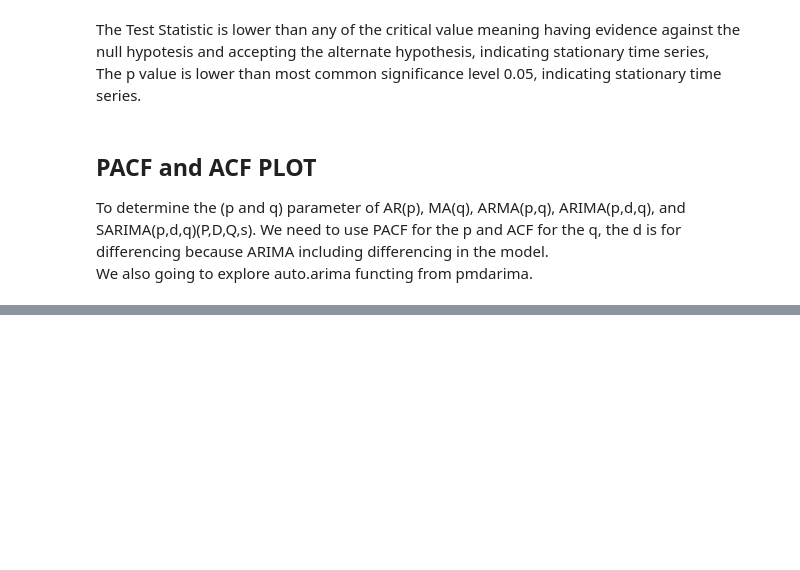
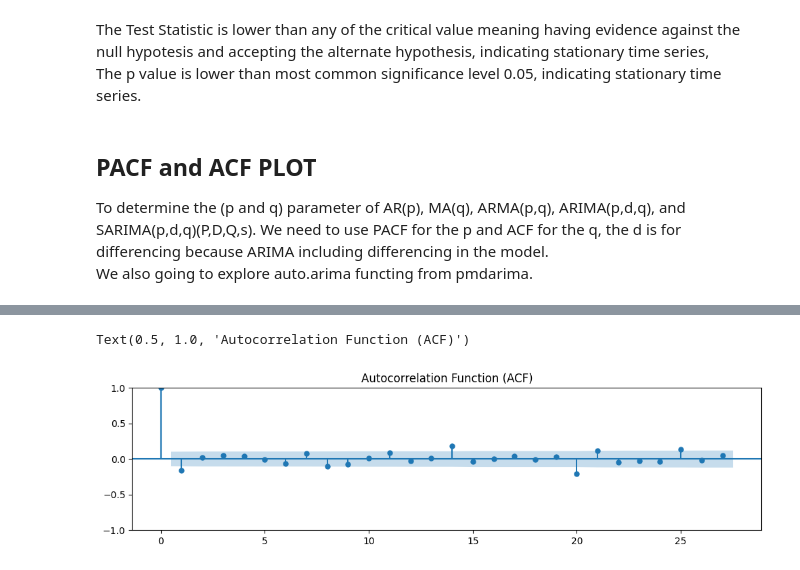
Before and after one commit to KomangAndika/ARIMA-And-Friends, a Jupyter notebook: ARIMA_Friends_BTC-USD.ipynb, the cells around one changed output, grey strips where cells are left out. Drawn from its saved outputs; the diff is of its cells as text; code cells hidden in the pictures; blank space fills up the shorter version.

```diff
--- a/ARIMA_Friends_BTC-USD.ipynb
+++ b/ARIMA_Friends_BTC-USD.ipynb
@@ -160,0 +201,9 @@ We also going to explore auto.arima functing from pmdarima.
+# %%
+#ACF df_diff
+plt.figure(figsize=(12, 6))
+plt.subplot(211)
+plot_acf(df_diff['Close'], ax=plt.gca(), lags=27)
+plt.title('Autocorrelation Function (ACF)')
+# %% [output]
+Text(0.5, 1.0, 'Autocorrelation Function (ACF)')
+[figure, added]
```
Also changed, not shown: parts of 9 cells of this notebook.
